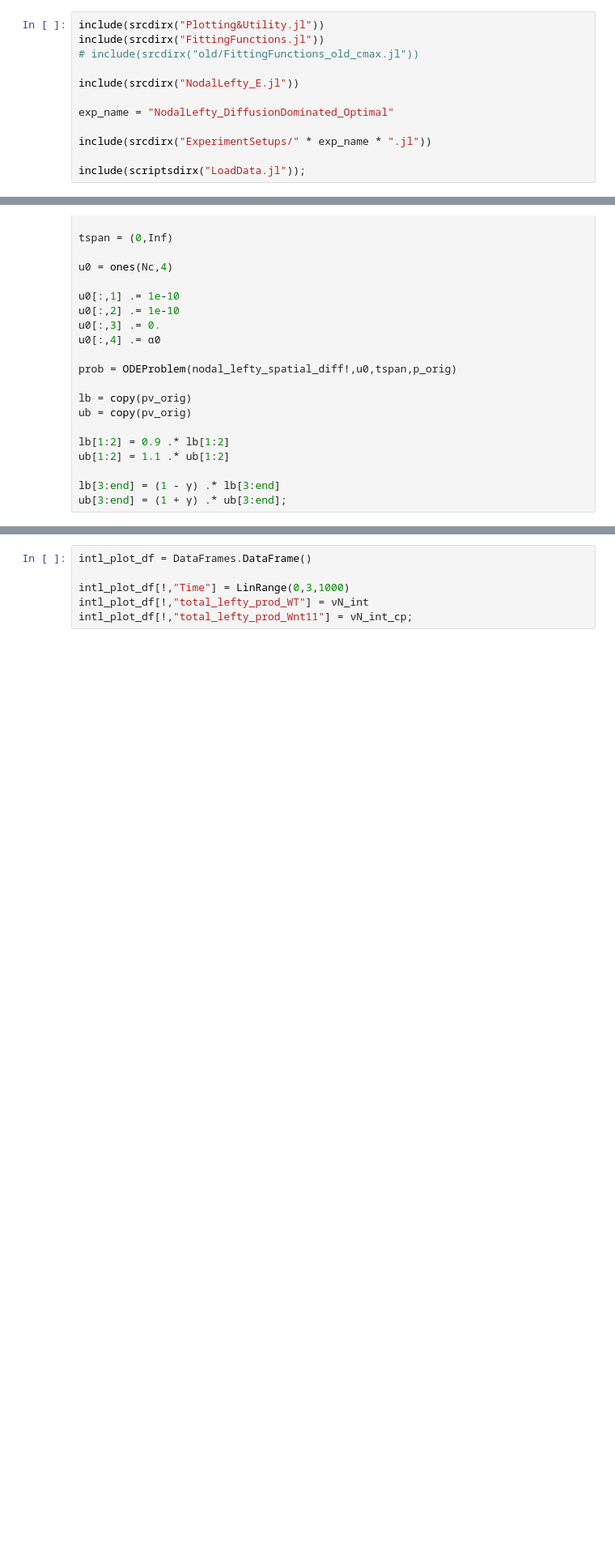
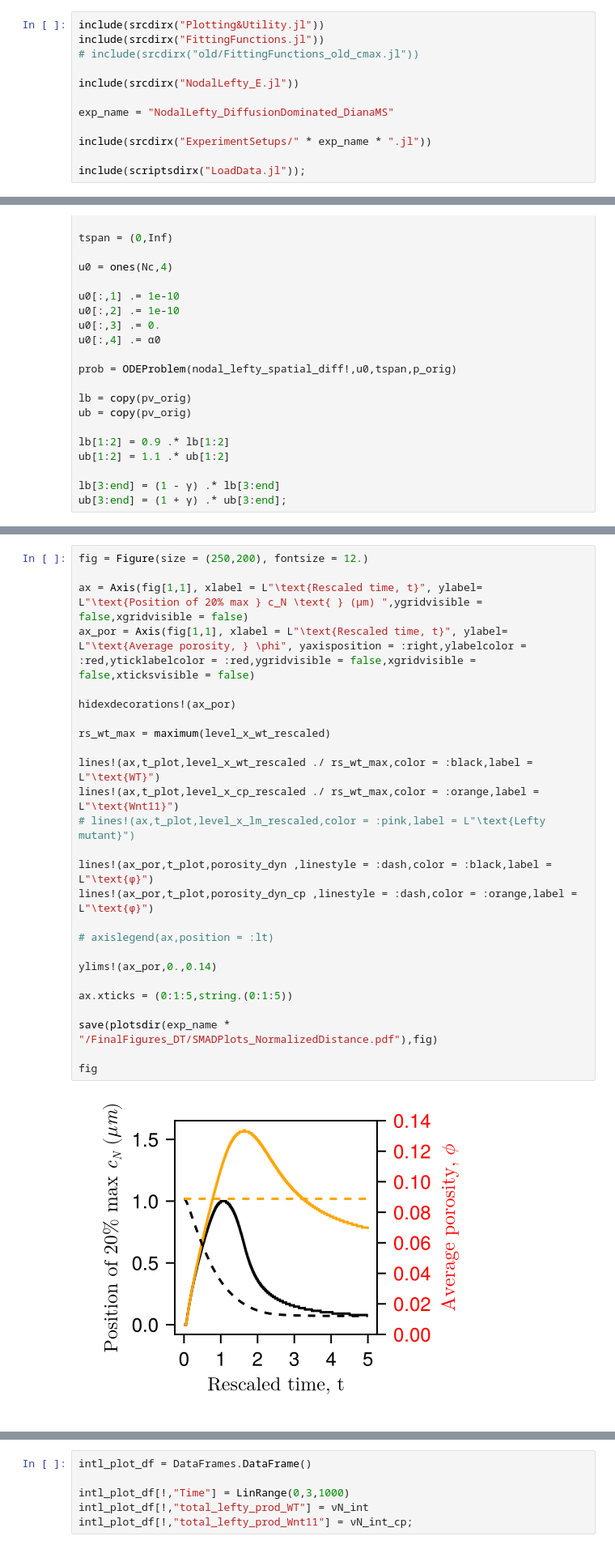
Before and after one commit to harrybooth/TissueRigidity, a Jupyter notebook: notebooks/OptimalParameters - DiffusionDominated_ProduceFigs.ipynb, the cells around one changed output, grey strips where cells are left out. Shown at 81% size. Drawn from its saved outputs; the diff is of its cells as text; blank space fills up the shorter version.

```diff
--- a/notebooks/OptimalParameters - DiffusionDominated_ProduceFigs.ipynb
+++ b/notebooks/OptimalParameters - DiffusionDominated_ProduceFigs.ipynb
@@ -34,7 +41,7 @@ include(srcdirx("FittingFunctions.jl"))
 
 include(srcdirx("NodalLefty_E.jl"))
 
-exp_name = "NodalLefty_DiffusionDominated_Optimal"
+exp_name = "NodalLefty_DiffusionDominated_DianaMS"
 
 include(srcdirx("ExperimentSetups/" * exp_name * ".jl"))
 
@@ -75,0 +190,28 @@ ub[3:end] = (1 + γ) .* ub[3:end];
+# %%
+fig = Figure(size = (250,200), fontsize = 12.)
+
+ax = Axis(fig[1,1], xlabel = L"\text{Rescaled time, t}", ylabel= L"\text{Position of 20% max } c_N \text{ } (μm) ",ygridvisible = false,xgridvisible = false)
+ax_por = Axis(fig[1,1], xlabel = L"\text{Rescaled time, t}", ylabel= L"\text{Average porosity, } \phi", yaxisposition = :right,ylabelcolor = :red,yticklabelcolor = :red,ygridvisible = false,xgridvisible = false,xticksvisible = false)
+
+hidexdecorations!(ax_por)
+
+rs_wt_max = maximum(level_x_wt_rescaled)
+
+lines!(ax,t_plot,level_x_wt_rescaled ./ rs_wt_max,color = :black,label = L"\text{WT}")
+lines!(ax,t_plot,level_x_cp_rescaled ./ rs_wt_max,color = :orange,label = L"\text{Wnt11}")
+# lines!(ax,t_plot,level_x_lm_rescaled,color = :pink,label = L"\text{Lefty mutant}")
+
+lines!(ax_por,t_plot,porosity_dyn ,linestyle = :dash,color = :black,label = L"\text{ϕ}")
+lines!(ax_por,t_plot,porosity_dyn_cp ,linestyle = :dash,color = :orange,label = L"\text{ϕ}")
+
+# axislegend(ax,position = :lt)
+
+ylims!(ax_por,0.,0.14)
+
+ax.xticks = (0:1:5,string.(0:1:5))
+
+save(plotsdir(exp_name * "/FinalFigures_DT/SMADPlots_NormalizedDistance.pdf"),fig)
+
+fig
+# %% [output]
+[figure, added]
```
Also changed, not shown: parts of 43 cells of this notebook, 5 other files.
